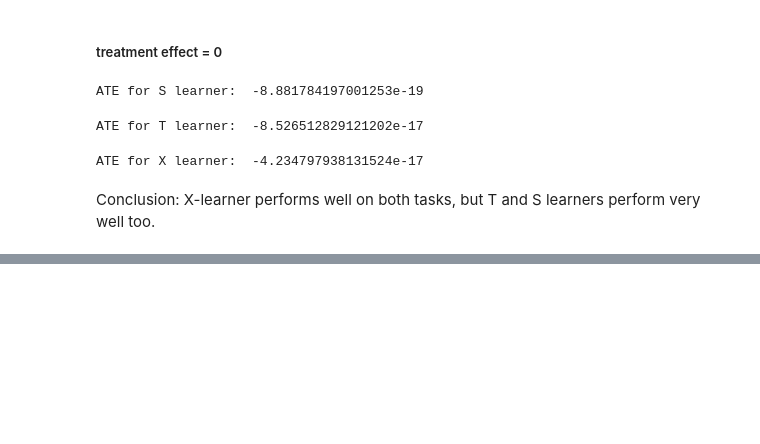
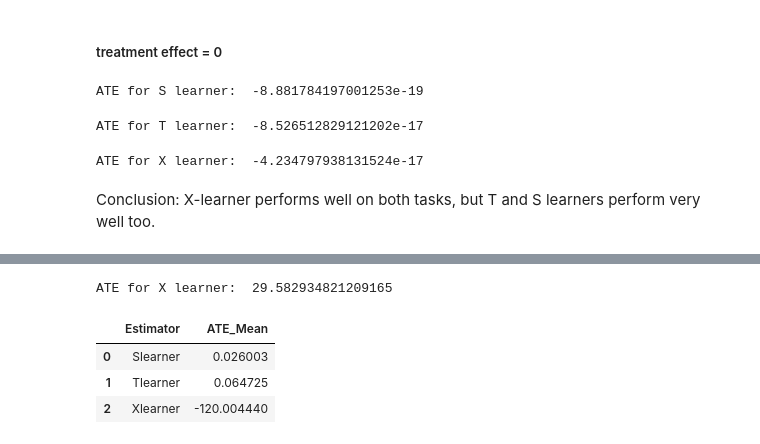
Before and after one commit to rollingeddoe/metalearner_hte, a Jupyter notebook: experiment on synthetic data .ipynb, the cells around one changed output, grey strips where cells are left out. Drawn from its saved outputs; the diff is of its cells as text; code cells hidden in the pictures; blank space fills up the shorter version.

```diff
--- a/experiment on synthetic data .ipynb
+++ b/experiment on synthetic data .ipynb
@@ -204,0 +386,2 @@ Conclusion: X-learner performs well on both tasks, but T and S learners perform
+# %%
+d = pd.concat([d_w0,d_w1])
@@ -204,0 +403,54 @@ Conclusion: X-learner performs well on both tasks, but T and S learners perform
+# %%
+x_learner = Xlearner(RandomForestClassifier(),
+                     propensity_model = LogisticRegression(),
+                     control_effect_learner = LinearRegression(),
+                     treatment_effect_learner = LinearRegression(),
+                    is_regressor= False)
+x_learner.fit(d.drop(columns = ['W','Y']), d['W'], d['Y'])
+ite, yhat_ts, yhat_cs, rmse = x_learner.get_ite(d.drop(columns = ['W','Y']), d['W'], d['Y'])
+
+print('ATE for X learner: ', np.mean(ite))
+# %% [output]
+ATE for X learner:  29.582934821209165
+# %%
+#  to verify if X learner is the best estimator, lets run experiment 10 times, get the avg values of ate for three
+# learnaers
+
+s_ates = []
+t_ates = []
+x_ates = []
+for _ in range(10):
+    # resample 10000 data
+    d_w0, d_w1  = gotv_data.get_treat_control_diffsize(n_sample= 10000,ratio= 0.01)
+    d = pd.concat([d_w0,d_w1])
+
+    s_learner = Slearner(baselearner=RandomForestClassifier(), is_regressor=False)
+    s_learner.fit(d.drop(columns = ['W','Y']), d['W'], d['Y'])
+    ite, yhat_ts, yhat_cs, rmse = s_learner.get_ite(d.drop(columns = ['W','Y']), d['W'], d['Y'])
+    s_ates.append(np.mean(ite))
+
+
+    t_learner = Tlearner(RandomForestClassifier(),RandomForestClassifier(), is_regressor= False)
+    t_learner.fit(d.drop(columns = ['W','Y']), d['W'], d['Y'])
+    ite, yhat_ts, yhat_cs, rmse = t_learner.get_ite(d.drop(columns = ['W','Y']), d['W'], d['Y'])
+    t_ates.append(np.mean(ite))
+
+
+    x_learner = Xlearner(RandomForestClassifier(),
+                     propensity_model = LogisticRegression(),
+                     control_effect_learner = LinearRegression(),
+                     treatment_effect_learner = LinearRegression(),
+                    is_regressor= False)
+    x_learner.fit(d.drop(columns = ['W','Y']), d['W'], d['Y'])
+    ite, yhat_ts, yhat_cs, rmse = x_learner.get_ite(d.drop(columns = ['W','Y']), d['W'], d['Y'])
+    x_ates.append(np.mean(ite))
+# %%
+result = pd.DataFrame()
+result['Estimator'] = ['Slearner','Tlearner','Xlearner']
+result['ATE_Mean'] = [np.mean(s_ates),np.mean(t_ates),np.mean(x_ates)]
+result
+# %% [output]
+|  | Estimator | ATE_Mean |
+| 0 | Slearner | 0.026003 |
+| 1 | Tlearner | 0.064725 |
+| 2 | Xlearner | -120.004440 |
```
Also changed, not shown: parts of 20 cells of this notebook.
